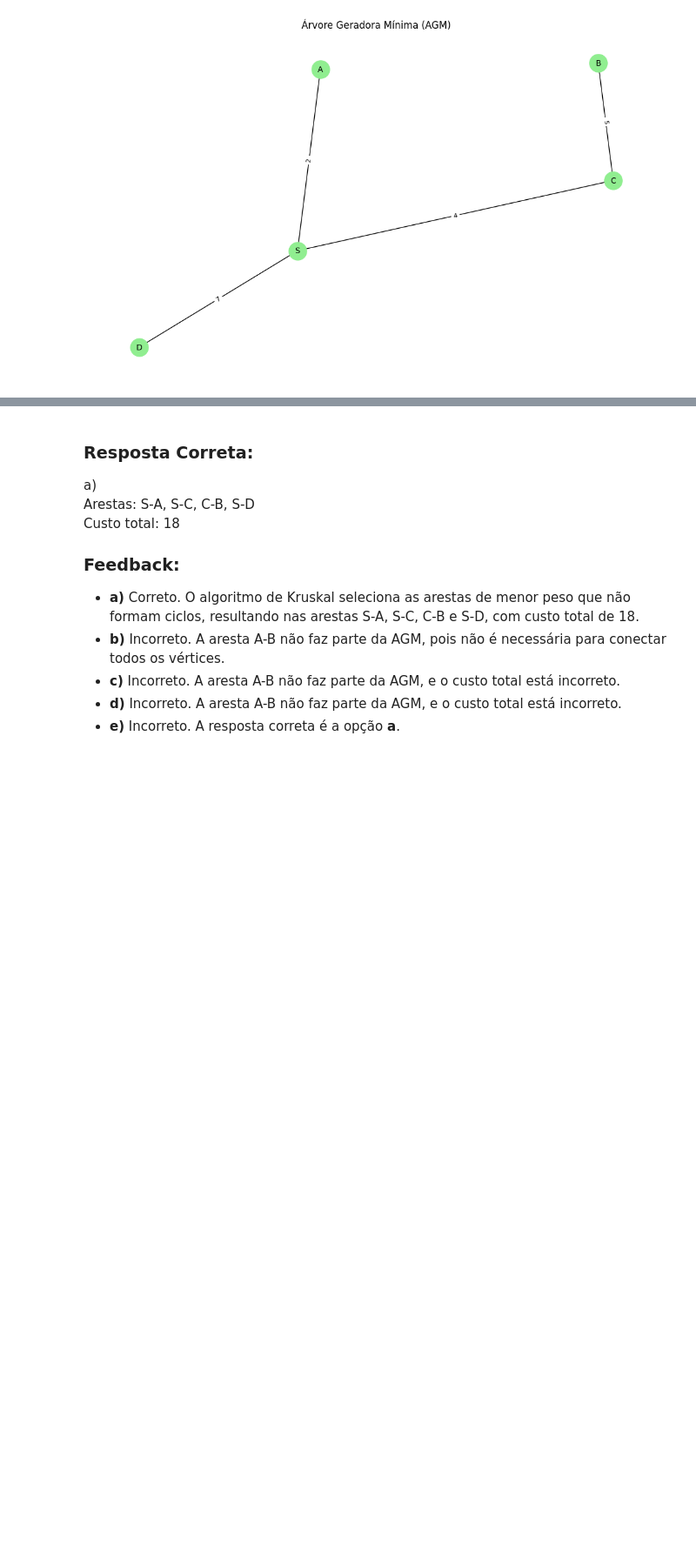
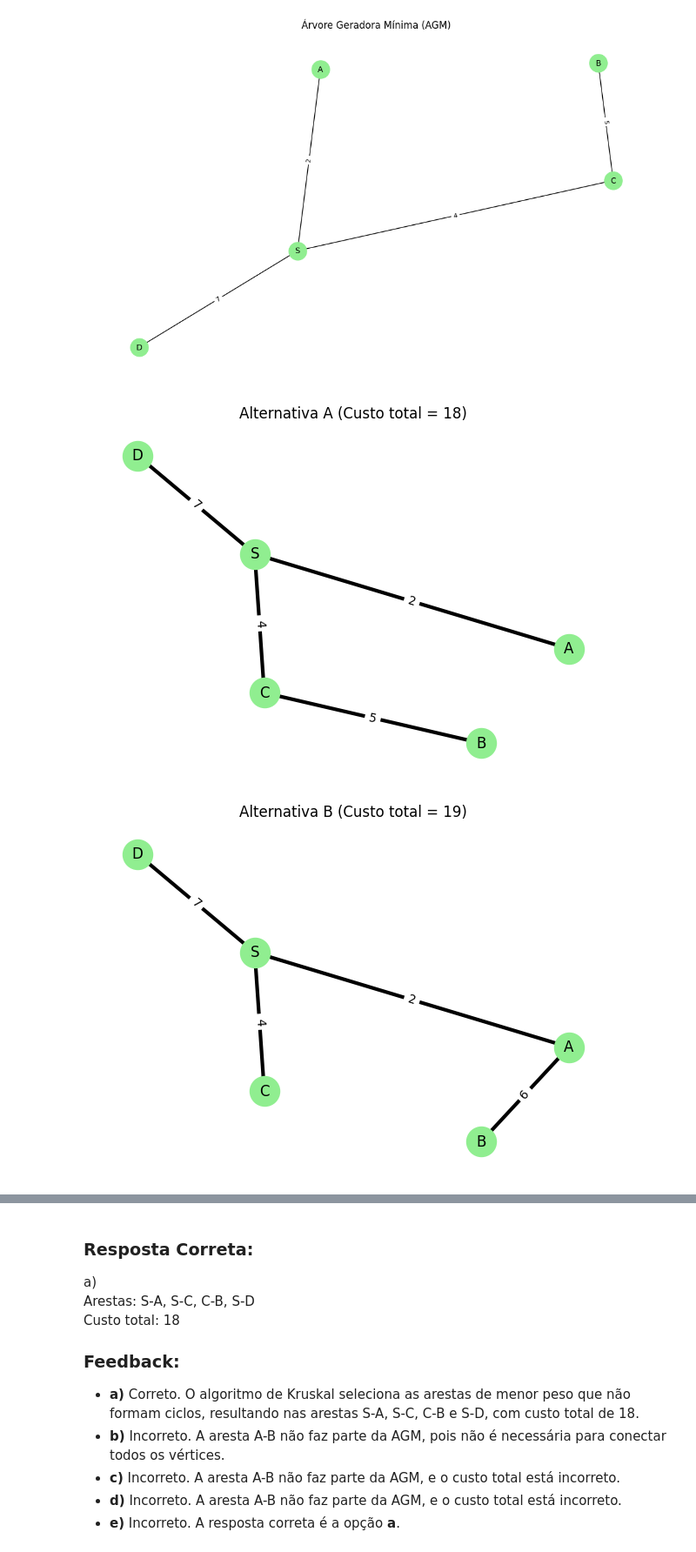
Before and after one commit to LeonardoVieiraGuimaraes/TeoriaGrafos, a Jupyter notebook: BancoPerguntas/ArvoreGeradoraCaminhosMinimos.ipynb, the cells around one changed output, grey strips where cells are left out. Shown at 87% size. Drawn from its saved outputs; the diff is of its cells as text; code cells hidden in the pictures; blank space fills up the shorter version.

```diff
--- a/BancoPerguntas/ArvoreGeradoraCaminhosMinimos.ipynb
+++ b/BancoPerguntas/ArvoreGeradoraCaminhosMinimos.ipynb
@@ -788,3 +922,38 @@ S - D: 7
 Custo Total: 18
 [figure]
 [figure]
+# %%
+import networkx as nx
+import matplotlib.pyplot as plt
+
+# Grafo base
+edges = [
+    ("S", "A", 2),
+    ("S", "C", 4),
+    ("S", "D", 7),
+    ("A", "B", 6),
+    ("C", "B", 5),
+]
+G = nx.Graph()
+G.add_weighted_edges_from(edges)
+pos = nx.spring_layout(G, seed=42)
+
+alternativas = {
+    "a": [("S", "A", 2), ("S", "C", 4), ("C", "B", 5), ("S", "D", 7)],
+    "b": [("S", "A", 2), ("S", "C", 4), ("A", "B", 6), ("S", "D", 7)],
+    "c": [("S", "A", 2), ("C", "B", 5), ("A", "B", 6), ("S", "D", 7)],
+    "d": [("S", "A", 2), ("S", "C", 4), ("C", "B", 5), ("A", "B", 6)],
+}
+
+for alt, arestas in alternativas.items():
+    G_alt = nx.Graph()
+    G_alt.add_weighted_edges_from(arestas)
+    custo = sum(w for _, _, w in arestas)
+    plt.figure(figsize=(6, 4))
+    nx.draw(G_alt, pos, with_labels=True, node_color="lightgreen", node_size=600, font_size=12, width=3)
+    nx.draw_networkx_edge_labels(G_alt, pos, edge_labels=nx.get_edge_attributes(G_alt, "weight"), font_size=10)
+    plt.title(f"Alternativa {alt.upper()} (Custo total = {custo})")
+    plt.show()
+# %% [output]
+[figure, added]
+[figure, added]
```
Also changed, not shown: parts of 14 cells of this notebook.
